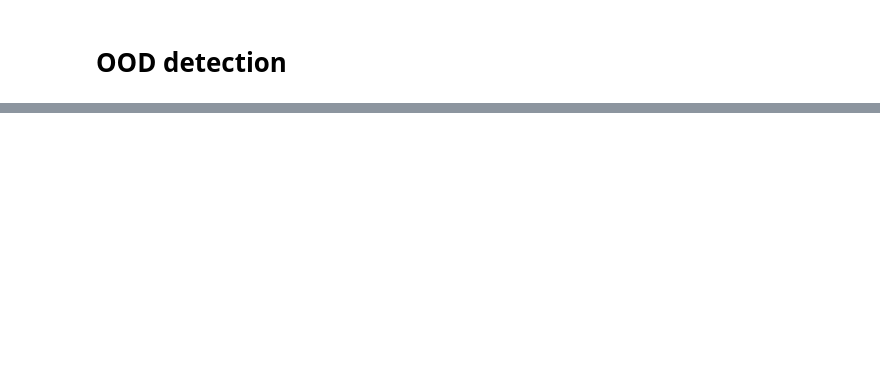
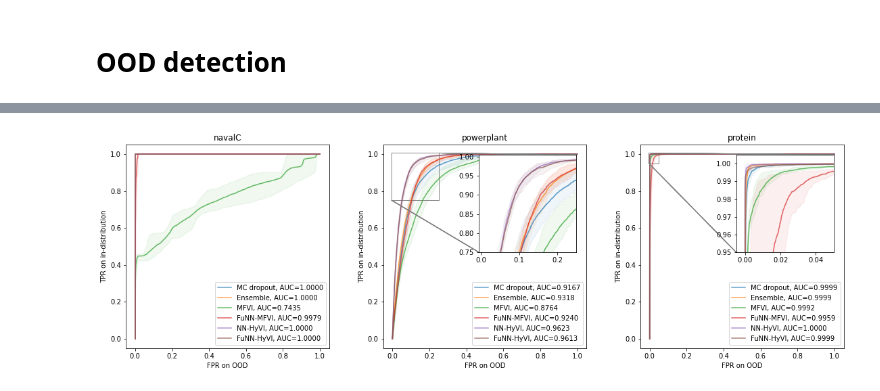
Before and after one commit to yannpequignot/IVISpaces, a Jupyter notebook: Notebooks/ICML_results-large.ipynb, the cells around one changed output, grey strips where cells are left out. Saved outputs shown, nothing was run; the diff lists cells and outputs as text; code cells hidden in the pictures; blank space fills up the shorter version.

```diff
--- a/Notebooks/ICML_results-large.ipynb
+++ b/Notebooks/ICML_results-large.ipynb
@@ -455,15 +219,0 @@ data={dataset: pd.DataFrame(roc_data[dataset]) for dataset, roc in roc_data.item
-# %%
-import seaborn as sns
-l=len(datasets)
-fig, ax= plt.subplots(1,figsize=(5,5))
-
-dataset='concrete'
-
-sns.lineplot(data=data[dataset], x="fpr-ood", y="tpr-id", hue="method", ax=ax, ci=None)
-ax.set_title(dataset)
-ax.set_xlabel('FPR on OOD')
-ax.set_ylabel('TPR on in-distribution')
-ax.set_aspect('equal')
-
-
-fig.tight_layout()
@@ -501,0 +408,59 @@ plt.savefig("Results/Paper/Exp2/UCIsmall_ROC_curves_Exp2.pdf", dpi=600)
+# %%
+roc_data=torch.load(path+'_roc_data_VAR10K.pt')
+AUC=torch.load(path+'_AUC_VAR1K.pt')
+# %%
+from mpl_toolkits.axes_grid1.inset_locator import zoomed_inset_axes, inset_axes, mark_inset
+from matplotlib.colors import ListedColormap
+
+from pylab import *
+import seaborn as sns
+l=len(datasets)
+fig, ax= plt.subplots(1,l,figsize=(5*l+1,5))
+d=0
+cmap=ListedColormap(sns.color_palette("tab10").as_hex())
+R=[0.05, 0.25, 0.05]
+B=[0.95, 0.75, 0.95]
+n_ood=10000
+def add_zero(x):
+    return torch.cat([torch.zeros(1,1),x.view(-1,1)]).squeeze()
+fpr=add_zero(torch.arange(n_ood).true_divide(n_ood))
+colors=[]
+for dataset in datasets:
+    c=0
+    if not dataset=='navalC':
+        zoom_ax = inset_axes(ax[d], width=2, height=2,  loc='upper right',borderpad=1.5)
+    for method in methods:
+        AUC=roc_data[dataset][method]['AUC']
+        tpr_mean=add_zero(roc_data[dataset][method]['tpr_mean'])
+        tpr_min=add_zero(roc_data[dataset][method]['tpr_min'])
+        tpr_max=add_zero(roc_data[dataset][method]['tpr_max'])
+        ax[d].plot(fpr, tpr_mean, alpha=0.7, label=method+", AUC={:.4f}".format(AUC), color=cmap(c))
+        ax[d].fill_between(fpr, tpr_min, tpr_max, alpha=0.07, color=cmap(c))
+
+        if not dataset=='navalC':
+            zoom_ax.plot(fpr, tpr_mean, alpha=0.7, label=method+", AUC={:.4f}".format(AUC), color=cmap(c))
+            zoom_ax.fill_between(fpr, tpr_min, tpr_max, alpha=0.07, color=cmap(c))
+            mark_inset(ax[d], zoom_ax, loc1=1, loc2=3, fc="none", ec="0.5")
+
+        c+=1
+    zoom_ax.set_xlim(left=-0.005, right=R[d])
+    zoom_ax.set_ylim(bottom=B[d], top=1.005)
+    zoom_ax.legend().remove()
+    zoom_ax.set_xlabel('')
+    zoom_ax.set_ylabel('')
+    zoom_ax.set_aspect('equal')
+    ax[d].legend()
+    ax[d].set_title(dataset)
+    ax[d].set_xlabel('FPR on OOD')
+    ax[d].set_ylabel('TPR on in-distribution')
+    ax[d].set_xlim(left=-0.05, right=1.05)
+    ax[d].set_ylim(bottom=-.05, top=1.05)
+    ax[d].set_aspect('equal')
+
+    d+=1
+
+
+fig.tight_layout()
+plt.savefig(path+"_ROC_curves.pdf", dpi=600)
+# %% [output]
+[figure, added]
```
Also changed, not shown: parts of 44 cells of this notebook, 9 other files.
